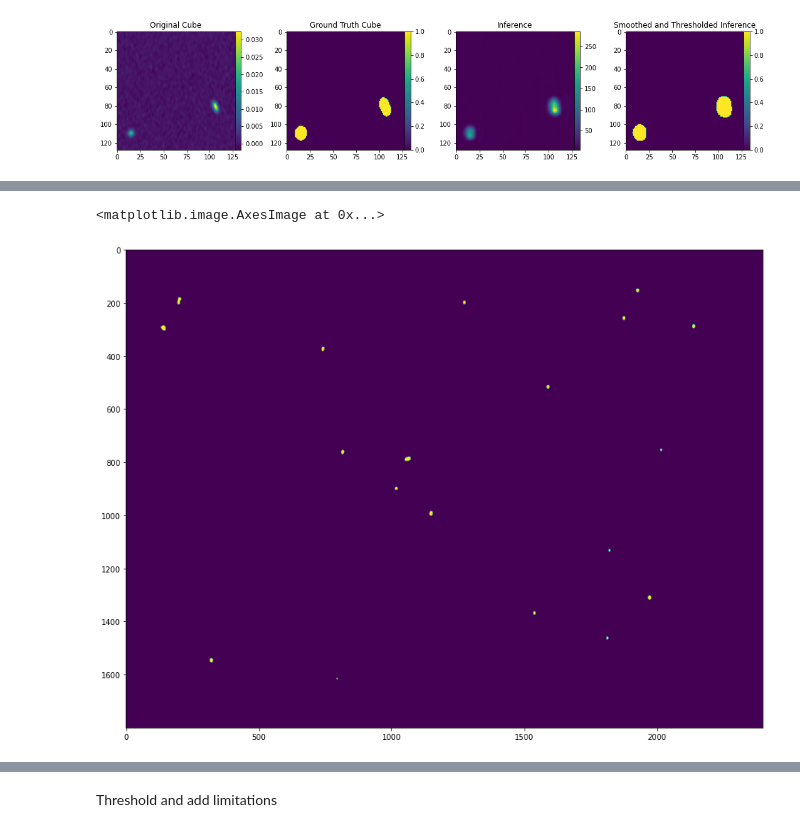
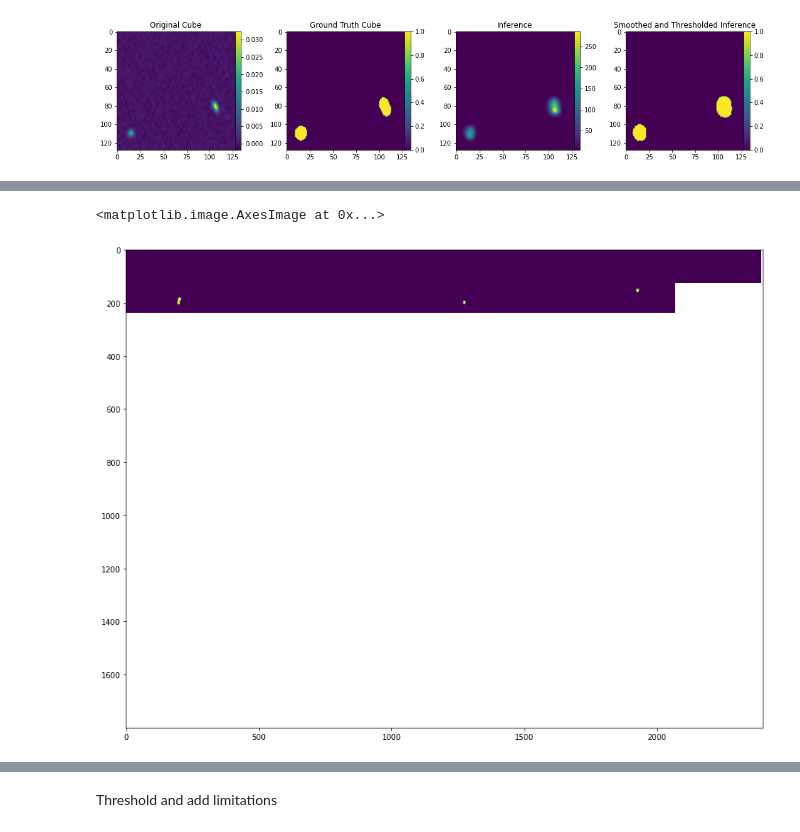
Before and after one commit to Jbarkai/HISourceFinder, a Jupyter notebook: notebooks/Inference.ipynb, the cells around one changed output, grey strips where cells are left out. Cells and saved outputs as stored; diff of their text form; code cells hidden in the pictures.

```diff
--- a/notebooks/Inference.ipynb
+++ b/notebooks/Inference.ipynb
@@ -209,0 +204,3 @@ empty_arr = np.zeros((652, 1800, 2400))*np.nan
+# %%
+z_test_list = [i for i in test_list if i[3] in [[176, 240], [220, 284]]]
+len(z_test_list)
@@ -210,12 +209,15 @@ empty_arr = np.zeros((652, 1800, 2400))*np.nan
 # %%
-z_test_list = [i for i in test_list if i[3]==[176, 240]]
 for index, window in enumerate(z_test_list):
     cube_files, x, y, z = window
-    subcube = fits.getdata(cube_files[0])[z[0]:z[1], x[0]:x[1], y[0]:y[1]]
+    subcube = orig_data[z[0]:z[1], x[0]:x[1], y[0]:y[1]]
     input_tensor = torch.FloatTensor(np.moveaxis(subcube, 0, 2).astype(np.float32)).unsqueeze(0)[None, ...]
     with torch.no_grad():
         out_cube = model.inference(input_tensor)
     out_np = np.moveaxis(out_cube.squeeze()[1].numpy(), 2, 0)
-    empty_arr[z[0]:z[1], x[0]:x[1], y[0]:y[1]] = np.nanmean(np.array([empty_arr[z[0]:z[1], x[0]:x[1], y[0]:y[1]], out_np]), axis=0)
+    binary_im = out_np > 0
+    empty_arr[z[0]:z[1], x[0]:x[1], y[0]:y[1]] = np.nanmax(np.array([empty_arr[z[0]:z[1], x[0]:x[1], y[0]:y[1]], binary_im.astype(int)]), axis=0)
+    if len(np.unique(binary_im.astype(int))) > 1:
+        plt.imshow(empty_arr[z[0]:z[1], x[0]:x[1], y[0]:y[1]][32])
+        plt.show()
     print("\r", index*100/len(z_test_list), "%", end="")
 # %% [output]
@@ -223,10 +230,6 @@ for index, window in enumerate(z_test_list):
 # %%
-real_subcube = realseg_data[176:240]
-orig_subcube = orig_data[176:240]
-new_subcube = empty_arr[176:240]
-binary_im = new_subcube > 0
 fig, axes = plt.subplots(1, 1, figsize=(15, 15))
-axes.imshow(binary_im[32])
+axes.imshow(empty_arr[176:284][32])
 # %% [output]
 <matplotlib.image.AxesImage at 0x...>
-[figure, old version]
+[figure, new version]
```
Also changed, not shown: parts of 20 cells of this notebook, 4 other files.
